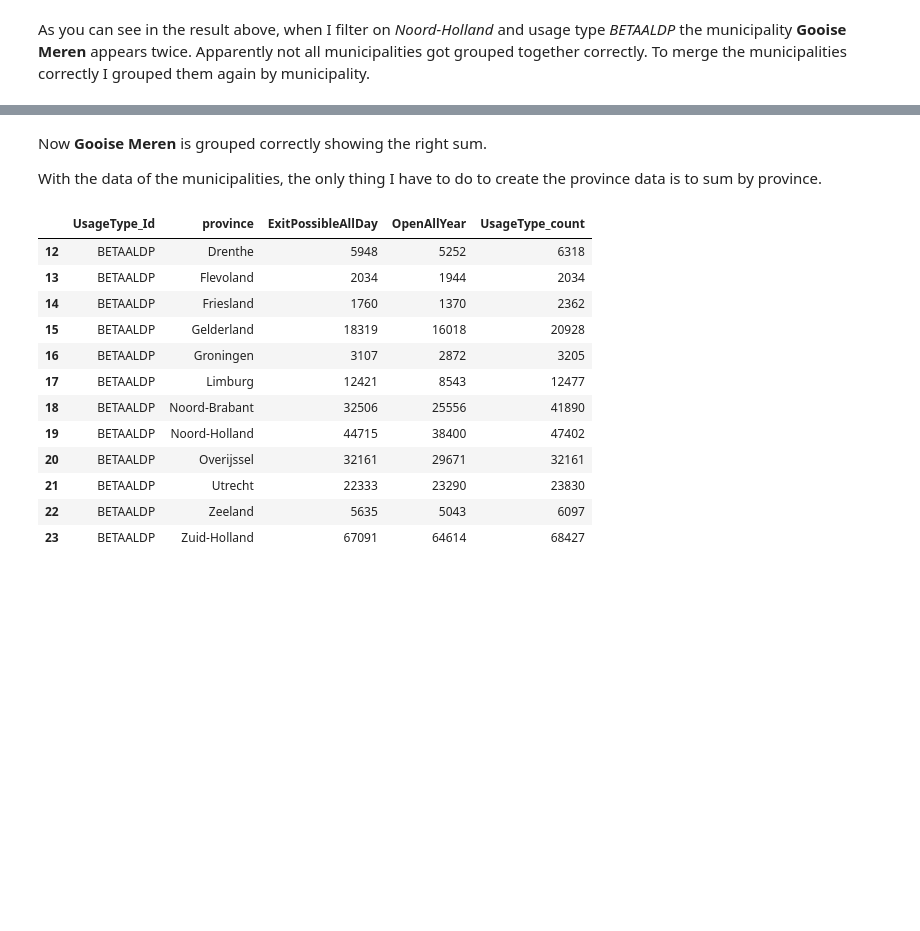
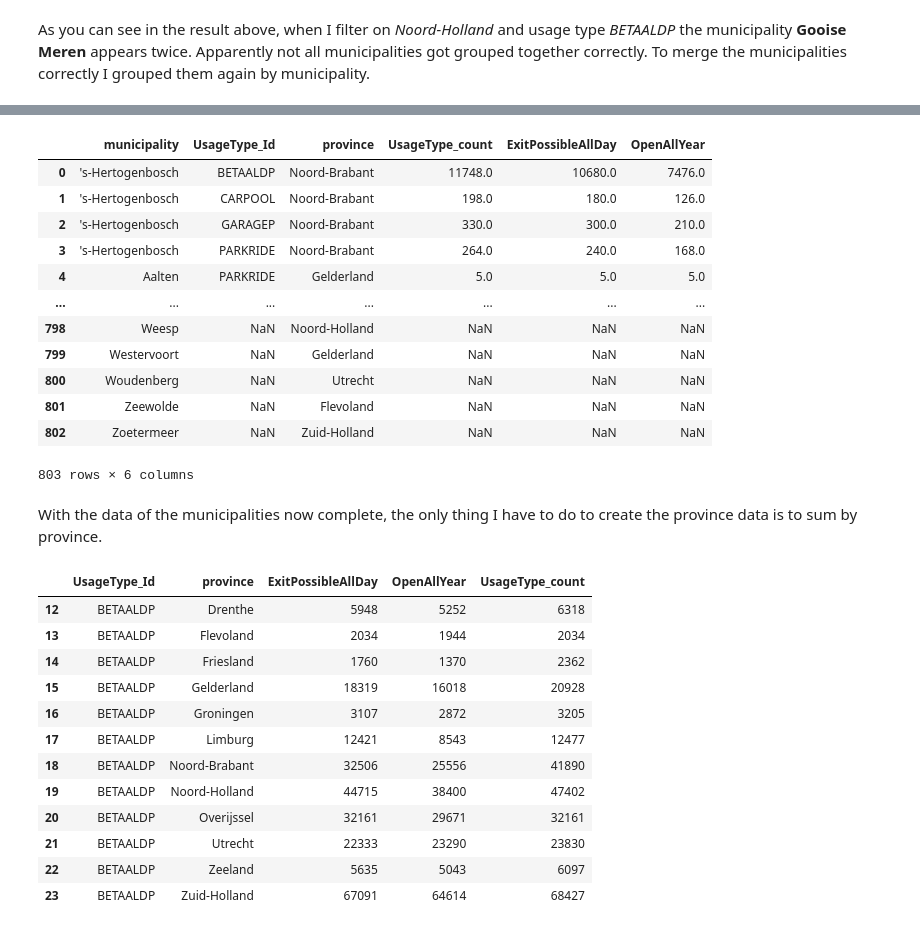
Before and after one commit to qiubee/car-city-data-analysis, a Jupyter notebook: notebooks/CombineGeometry.ipynb, the cells around one changed output, grey strips where cells are left out. Cells and saved outputs as stored; diff of their text form; code cells hidden in the pictures; blank space fills up the shorter version.

```diff
--- a/notebooks/CombineGeometry.ipynb
+++ b/notebooks/CombineGeometry.ipynb
@@ -163,7 +179,21 @@ mp_data.loc[(mp_data["UsageType_Id"] == "BETAALDP") & (mp_data["province"] == "N
+# %%
+mp_data
+# %% [output]
+|  | municipality | UsageType_Id | province | UsageType_count | ExitPossibleAllDay | OpenAllYear |
+| 0 | 's-Hertogenbosch | BETAALDP | Noord-Brabant | 11748.0 | 10680.0 | 7476.0 |
+| 1 | 's-Hertogenbosch | CARPOOL | Noord-Brabant | 198.0 | 180.0 | 126.0 |
+| 2 | 's-Hertogenbosch | GARAGEP | Noord-Brabant | 330.0 | 300.0 | 210.0 |
+| 3 | 's-Hertogenbosch | PARKRIDE | Noord-Brabant | 264.0 | 240.0 | 168.0 |
+| 4 | Aalten | PARKRIDE | Gelderland | 5.0 | 5.0 | 5.0 |
+| ... | ... | ... | ... | ... | ... | ... |
+| 798 | Weesp | NaN | Noord-Holland | NaN | NaN | NaN |
+| 799 | Westervoort | NaN | Gelderland | NaN | NaN | NaN |
+| 800 | Woudenberg | NaN | Utrecht | NaN | NaN | NaN |
+| 801 | Zeewolde | NaN | Flevoland | NaN | NaN | NaN |
+| 802 | Zoetermeer | NaN | Zuid-Holland | NaN | NaN | NaN |
+803 rows × 6 columns
 # %% [markdown]
-Now **Gooise Meren** is grouped correctly showing the right sum.
-
-With the data of the municipalities, the only thing I have to do to create the province data is to sum by province.
+With the data of the municipalities now complete, the only thing I have to do to create the province data is to sum by province.
 # %%
 pv_sum_col = ["ExitPossibleAllDay", "OpenAllYear", "UsageType_count"]
 pv_group_cols = [rdw_geo.columns.values[i] for i in [4, 5]]
```
Also changed, not shown: parts of 8 cells of this notebook.
